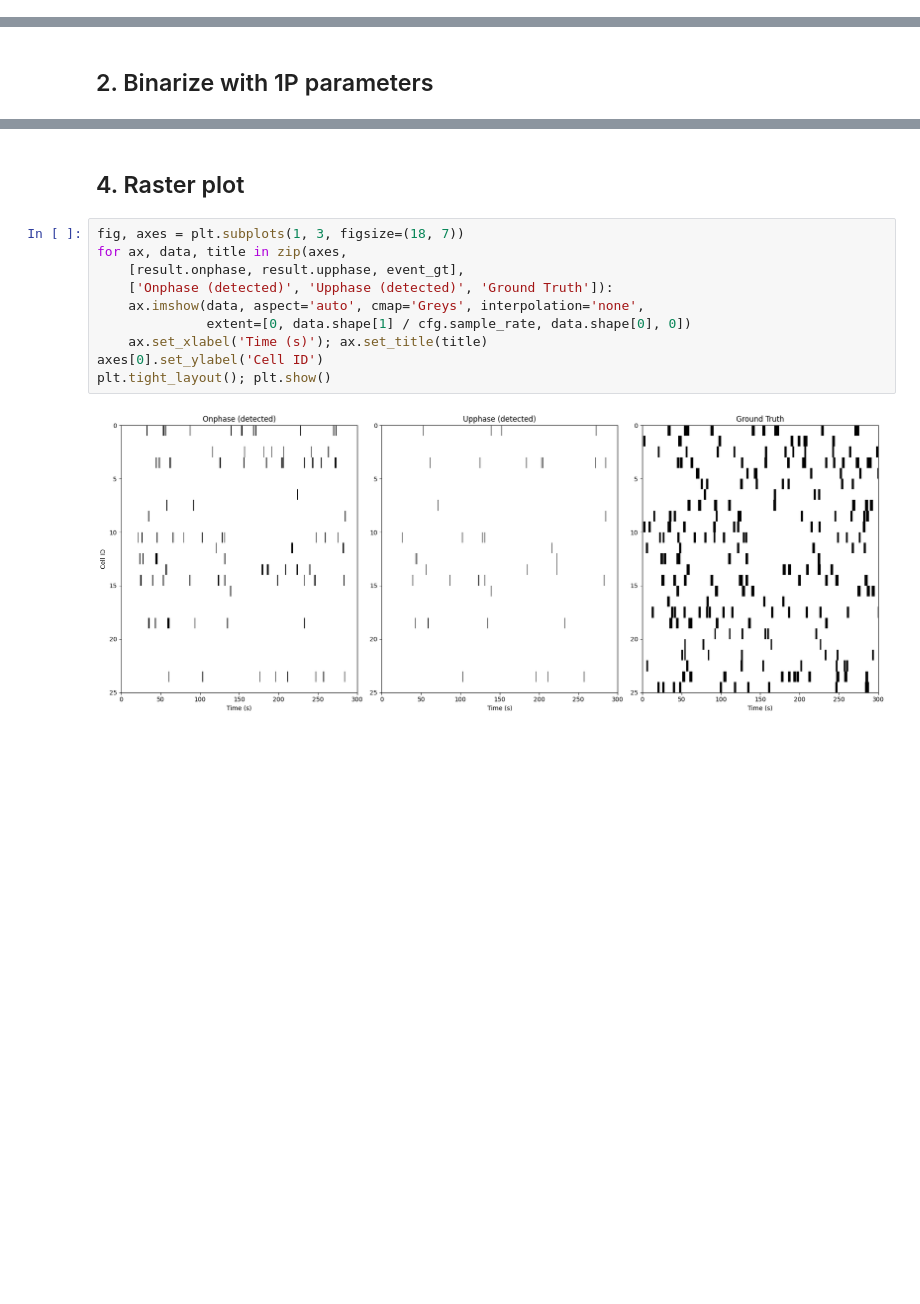
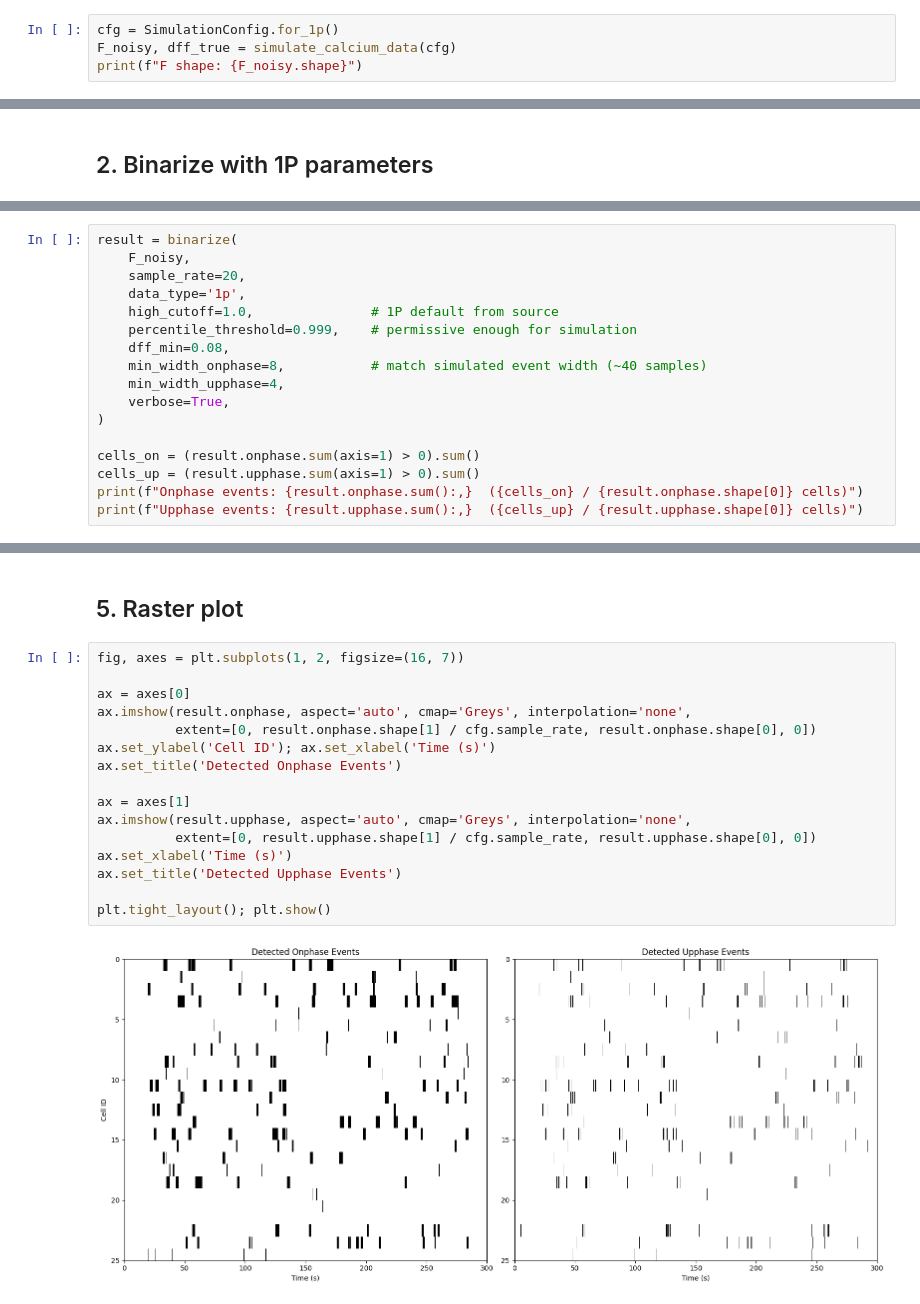
Before and after one commit to Ch3fUlrich/binarize2pcalcium, a Jupyter notebook: notebooks/1p_analysis.ipynb, the cells around one changed output, grey strips where cells are left out. Drawn from its saved outputs; the diff is of its cells as text; blank space fills up the shorter version.

```diff
--- a/notebooks/1p_analysis.ipynb
+++ b/notebooks/1p_analysis.ipynb
@@ -44,0 +22,4 @@ F shape: (25, 6000)
+# %%
+cfg = SimulationConfig.for_1p()
+F_noisy, dff_true = simulate_calcium_data(cfg)
+print(f"F shape: {F_noisy.shape}")
@@ -77,0 +41,17 @@ Onphase: 2,032.0  |  Upphase: 455.0  |  GT: 12,801
+# %%
+result = binarize(
+    F_noisy,
+    sample_rate=20,
+    data_type='1p',
+    high_cutoff=1.0,               # 1P default from source
+    percentile_threshold=0.999,    # permissive enough for simulation
+    dff_min=0.08,
+    min_width_onphase=8,           # match simulated event width (~40 samples)
+    min_width_upphase=4,
+    verbose=True,
+)
+
+cells_on = (result.onphase.sum(axis=1) > 0).sum()
+cells_up = (result.upphase.sum(axis=1) > 0).sum()
+print(f"Onphase events: {result.onphase.sum():,}  ({cells_on} / {result.onphase.shape[0]} cells)")
+print(f"Upphase events: {result.upphase.sum():,}  ({cells_up} / {result.upphase.shape[0]} cells)")
@@ -117,14 +139,20 @@ plt.show()
 # %% [markdown]
-## 4. Raster plot
+## 5. Raster plot
 # %%
-fig, axes = plt.subplots(1, 3, figsize=(18, 7))
-for ax, data, title in zip(axes,
-    [result.onphase, result.upphase, event_gt],
-    ['Onphase (detected)', 'Upphase (detected)', 'Ground Truth']):
-    ax.imshow(data, aspect='auto', cmap='Greys', interpolation='none',
-              extent=[0, data.shape[1] / cfg.sample_rate, data.shape[0], 0])
-    ax.set_xlabel('Time (s)'); ax.set_title(title)
-axes[0].set_ylabel('Cell ID')
+fig, axes = plt.subplots(1, 2, figsize=(16, 7))
+
+ax = axes[0]
+ax.imshow(result.onphase, aspect='auto', cmap='Greys', interpolation='none',
+          extent=[0, result.onphase.shape[1] / cfg.sample_rate, result.onphase.shape[0], 0])
+ax.set_ylabel('Cell ID'); ax.set_xlabel('Time (s)')
+ax.set_title('Detected Onphase Events')
+
+ax = axes[1]
+ax.imshow(result.upphase, aspect='auto', cmap='Greys', interpolation='none',
+          extent=[0, result.upphase.shape[1] / cfg.sample_rate, result.upphase.shape[0], 0])
+ax.set_xlabel('Time (s)')
+ax.set_title('Detected Upphase Events')
+
 plt.tight_layout(); plt.show()
 # %% [output]
-[figure, old version]
+[figure, new version]
```
Also changed, not shown: parts of 13 cells of this notebook, 3 other files.
